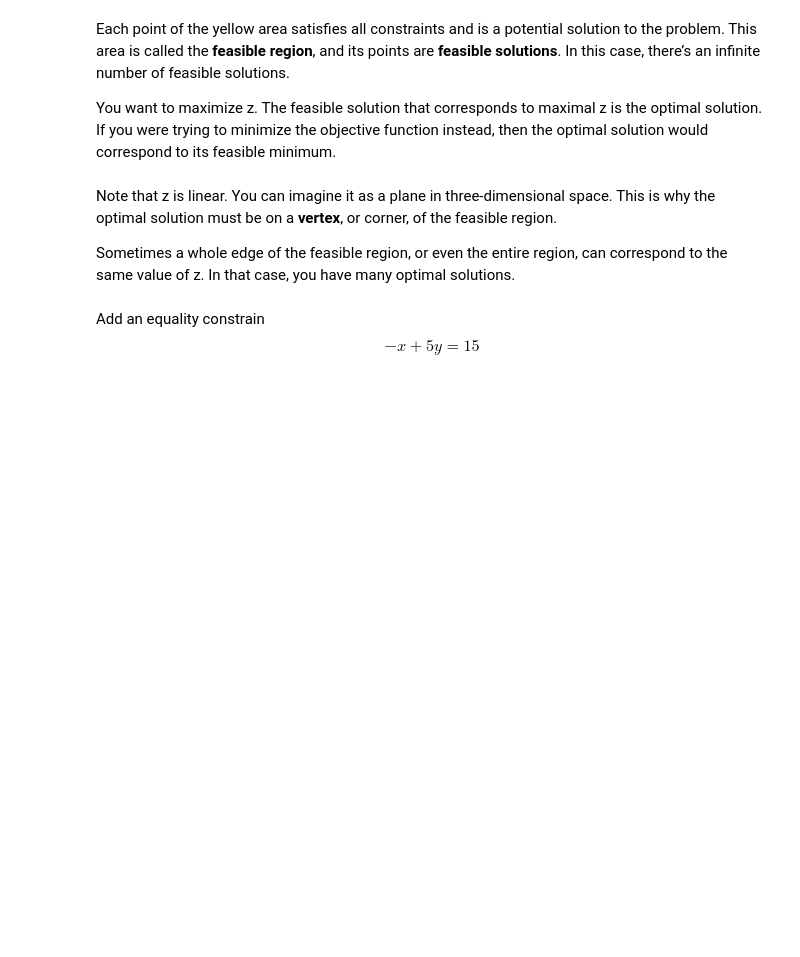
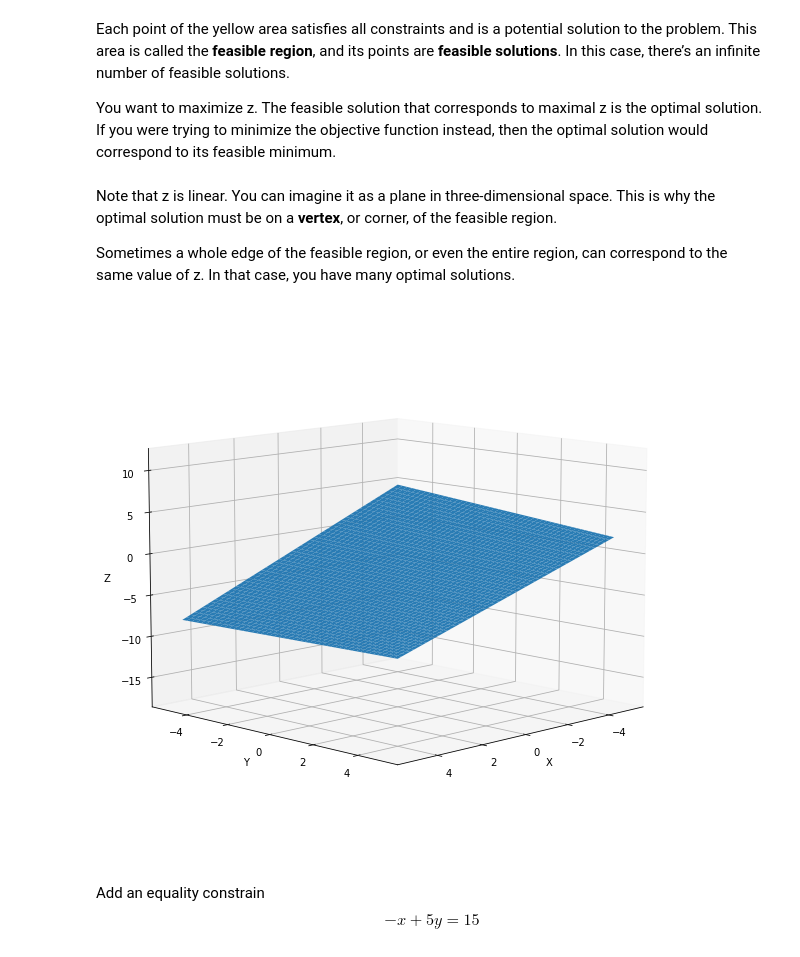
Before and after one commit to feust/python_examples, a Jupyter notebook: notebooks/linera_programming_optimization.ipynb, the cells around one changed output. Drawn from its saved outputs; the diff is of its cells as text; code cells hidden in the pictures; blank space fills up the shorter version.

Commit message:
add fake 3d visualisation to optimisation notebook

```diff
--- a/notebooks/linera_programming_optimization.ipynb
+++ b/notebooks/linera_programming_optimization.ipynb
@@ -53,6 +53,32 @@ You want to maximize z. The feasible solution that corresponds to maximal z is t
 Note that z is linear. You can imagine it as a plane in three-dimensional space. This is why the optimal solution must be on a **vertex**, or corner, of the feasible region.
 
 Sometimes a whole edge of the feasible region, or even the entire region, can correspond to the same value of z. In that case, you have many optimal solutions.
+# %%
+# 3d plot, just for presentations
+
+from mpl_toolkits.mplot3d import axes3d
+import matplotlib.pyplot as plt
+
+a, b, c= 1, 2, -3
+
+x = np.linspace(-5, 5, 50)
+y = np.linspace(-5, 5, 50)
+X, Y = np.meshgrid(x, y)
+
+Z = a*X + b*Y + c
+
+fig = plt.figure(figsize=(12,10))
+ax = fig.add_subplot(111, projection="3d")
+surf = ax.plot_surface(X, Y, Z, alpha=0.95)
+
+ax.set_xlabel("X")
+ax.set_ylabel("Y")
+ax.set_zlabel("Z")
+
+ax.view_init(elev=10, azim=45)
+plt.show()
+# %% [output]
+[figure, added]
 # %% [markdown]
 Add an equality constrain
 \begin{equation}
```
